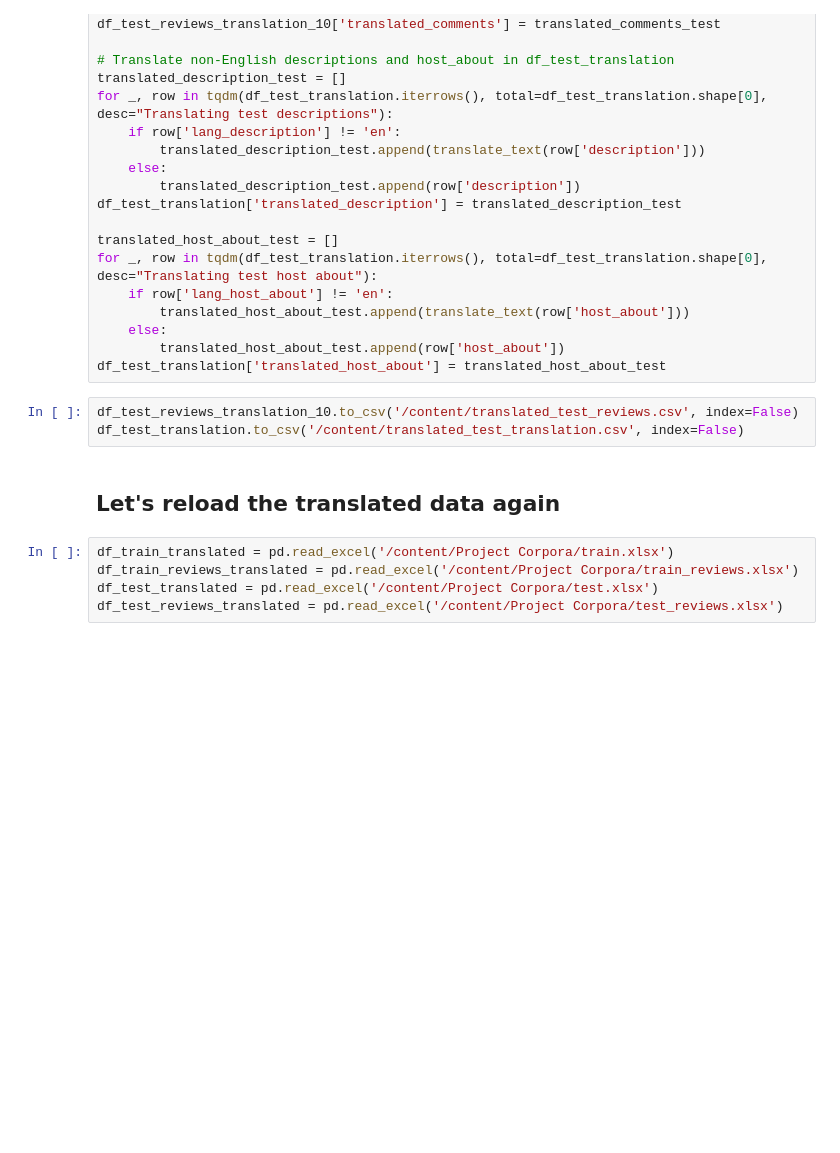
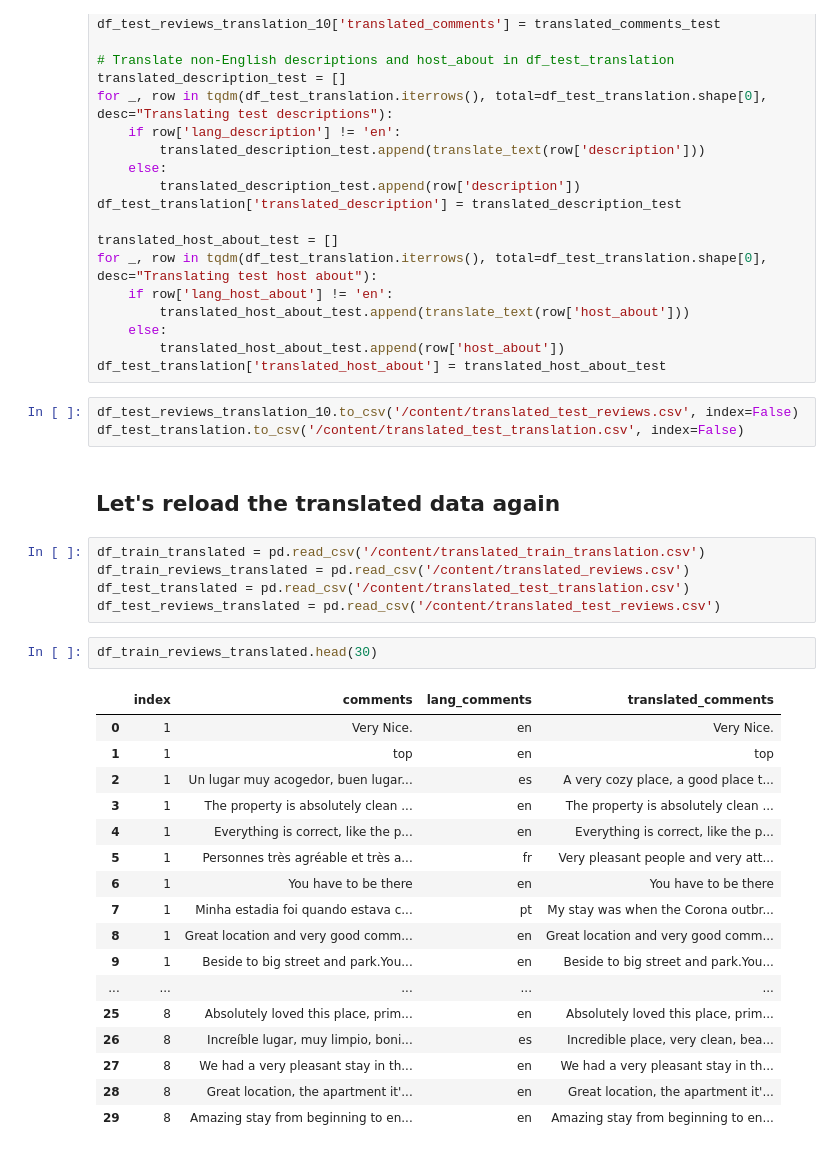
Before and after one commit to ontenkutsenko/NLP_Airbnb_Delisting_Prediction, a Jupyter notebook: Baseline.ipynb, the cells around one changed output. Cells and saved outputs as stored; diff of their text form; blank space fills up the shorter version.

```diff
--- a/Baseline.ipynb
+++ b/Baseline.ipynb
@@ -720,8 +720,28 @@ df_test_reviews_translation_10.to_csv('/content/translated_test_reviews.csv', in
 df_test_translation.to_csv('/content/translated_test_translation.csv', index=False)
 # %% [markdown]
 ## Let's reload the translated data again
-# %%
-df_train_translated = pd.read_excel('/content/Project Corpora/train.xlsx')
-df_train_reviews_translated = pd.read_excel('/content/Project Corpora/train_reviews.xlsx')
-df_test_translated = pd.read_excel('/content/Project Corpora/test.xlsx')
-df_test_reviews_translated = pd.read_excel('/content/Project Corpora/test_reviews.xlsx')
+# %%
+df_train_translated = pd.read_csv('/content/translated_train_translation.csv')
+df_train_reviews_translated = pd.read_csv('/content/translated_reviews.csv')
+df_test_translated = pd.read_csv('/content/translated_test_translation.csv')
+df_test_reviews_translated = pd.read_csv('/content/translated_test_reviews.csv')
+# %%
+df_train_reviews_translated.head(30)
+# %% [output]
+|  | index | comments | lang_comments | translated_comments |
+| 0 | 1 | Very Nice. | en | Very Nice. |
+| 1 | 1 | top | en | top |
+| 2 | 1 | Un lugar muy acogedor, buen lugar... | es | A very cozy place, a good place t... |
+| 3 | 1 | The property is absolutely clean ... | en | The property is absolutely clean ... |
+| 4 | 1 | Everything is correct, like the p... | en | Everything is correct, like the p... |
+| 5 | 1 | Personnes très agréable et très a... | fr | Very pleasant people and very att... |
+| 6 | 1 | You have to be there | en | You have to be there |
+| 7 | 1 | Minha estadia foi quando estava c... | pt | My stay was when the Corona outbr... |
+| 8 | 1 | Great location and very good comm... | en | Great location and very good comm... |
+| 9 | 1 | Beside to big street and park.You... | en | Beside to big street and park.You... |
+| ... | ... | ... | ... | ... |
+| 25 | 8 | Absolutely loved this place, prim... | en | Absolutely loved this place, prim... |
+| 26 | 8 | Increíble lugar, muy limpio, boni... | es | Incredible place, very clean, bea... |
+| 27 | 8 | We had a very pleasant stay in th... | en | We had a very pleasant stay in th... |
+| 28 | 8 | Great location, the apartment it'... | en | Great location, the apartment it'... |
+| 29 | 8 | Amazing stay from beginning to en... | en | Amazing stay from beginning to en... |
```
